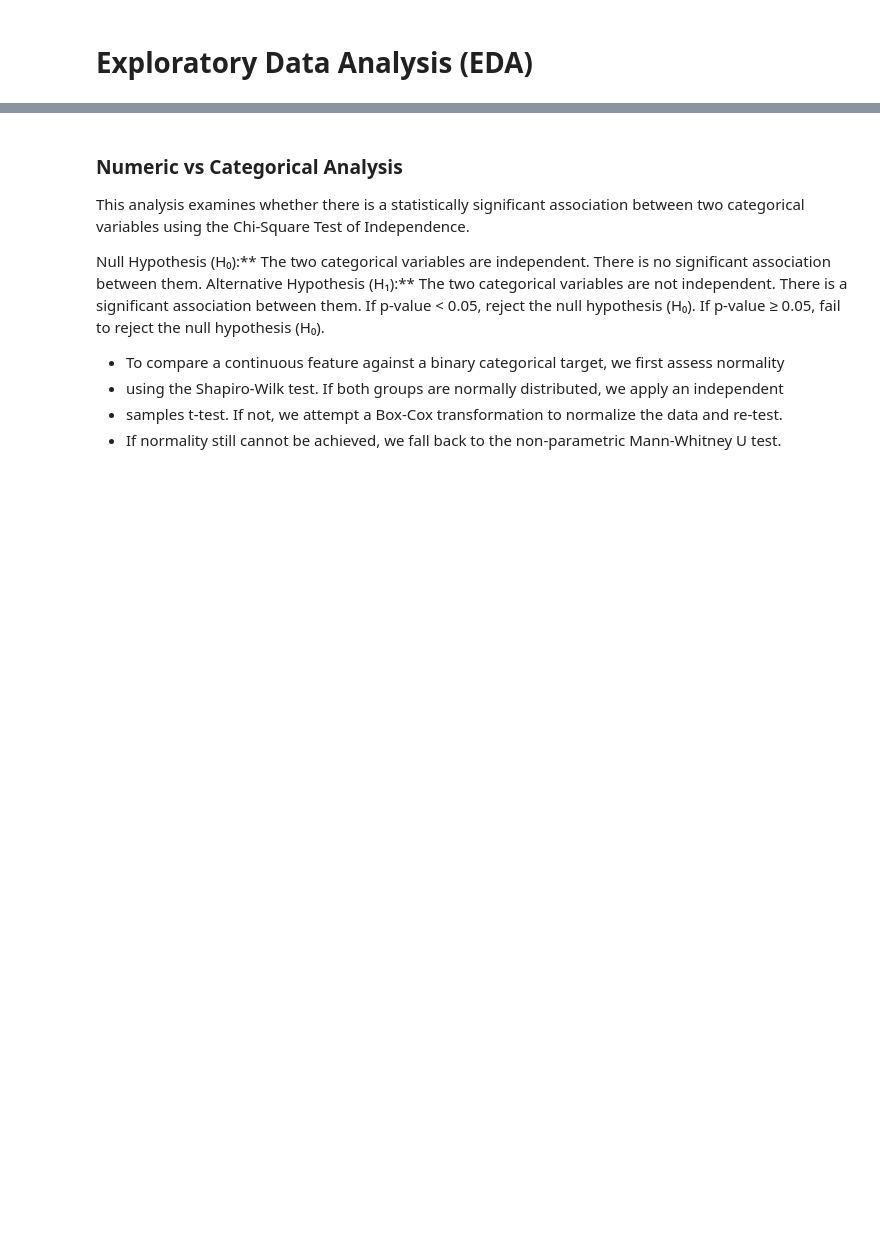
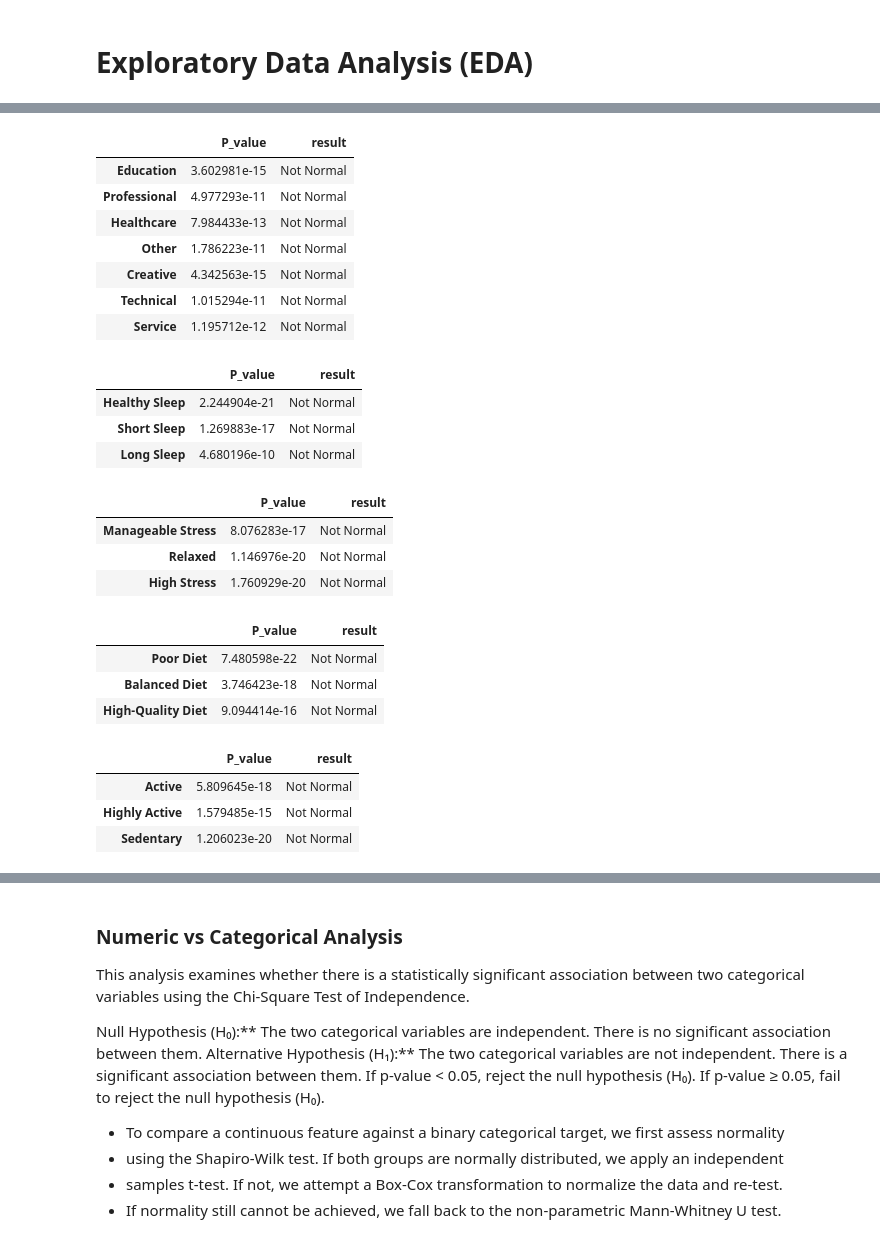
Before and after one commit to sabzparto/BC-mini-project, a Jupyter notebook: pre+visual.ipynb, the cells around one changed output, grey strips where cells are left out. Saved outputs shown, nothing was run; the diff lists cells and outputs as text; code cells hidden in the pictures; blank space fills up the shorter version.

```diff
--- a/pre+visual.ipynb
+++ b/pre+visual.ipynb
@@ -1412,0 +1602,59 @@ numeric_vs_categorical_plot(data, 'Stress_Coping_Ratio')
+# %%
+def narmality_test(data, multi_cat_col, target_col):
+
+    output = pd.DataFrame()
+
+    for group in data[multi_cat_col].unique():
+
+        sample = data[data[multi_cat_col] == group][target_col]
+
+        stat, p = stats.shapiro(sample)
+
+        if p < 0.05:
+            result = "Not Normal"
+        else:
+            result = "Normal"
+
+        output.loc[group, "P_value"] = p
+        output.loc[group, "result"] = result
+
+    return output
+# %%
+narmality_test(data, "Occupation_recls", "Anxiety Level (1-10)")
+# %% [output]
+|  | P_value | result |
+| Education | 3.602981e-15 | Not Normal |
+| Professional | 4.977293e-11 | Not Normal |
+| Healthcare | 7.984433e-13 | Not Normal |
+| Other | 1.786223e-11 | Not Normal |
+| Creative | 4.342563e-15 | Not Normal |
+| Technical | 1.015294e-11 | Not Normal |
+| Service | 1.195712e-12 | Not Normal |
+# %%
+narmality_test(data, "Sleep Hours_bin", "Anxiety Level (1-10)")
+# %% [output]
+|  | P_value | result |
+| Healthy Sleep | 2.244904e-21 | Not Normal |
+| Short Sleep | 1.269883e-17 | Not Normal |
+| Long Sleep | 4.680196e-10 | Not Normal |
+# %%
+narmality_test(data, "Stress Level (1-10)_bin", "Anxiety Level (1-10)")
+# %% [output]
+|  | P_value | result |
+| Manageable Stress | 8.076283e-17 | Not Normal |
+| Relaxed | 1.146976e-20 | Not Normal |
+| High Stress | 1.760929e-20 | Not Normal |
+# %%
+narmality_test(data, "Diet Quality (1-10)_bin", "Anxiety Level (1-10)")
+# %% [output]
+|  | P_value | result |
+| Poor Diet | 7.480598e-22 | Not Normal |
+| Balanced Diet | 3.746423e-18 | Not Normal |
+| High-Quality Diet | 9.094414e-16 | Not Normal |
+# %%
+narmality_test(data, "Physical Activity (hrs/week)_bin", "Anxiety Level (1-10)")
+# %% [output]
+|  | P_value | result |
+| Active | 5.809645e-18 | Not Normal |
+| Highly Active | 1.579485e-15 | Not Normal |
+| Sedentary | 1.206023e-20 | Not Normal |
```
Also changed, not shown: parts of 25 cells of this notebook.
